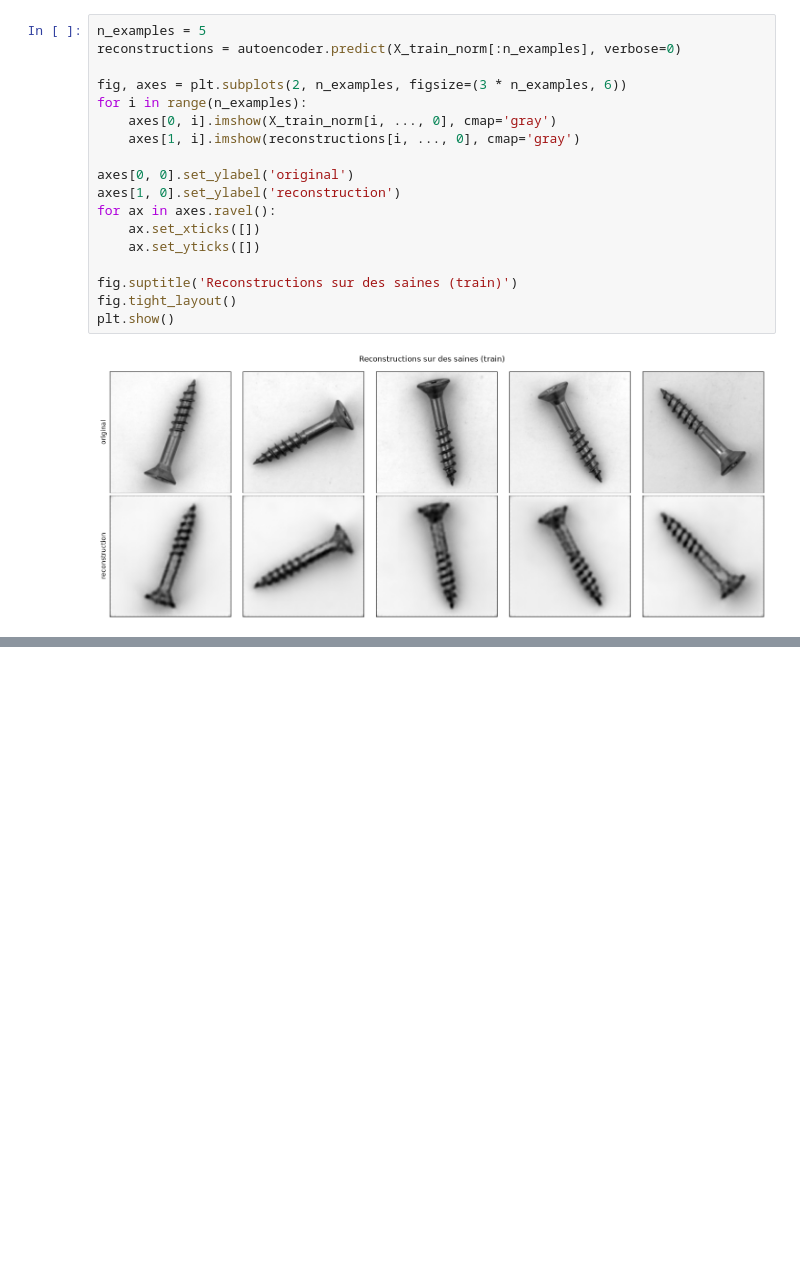
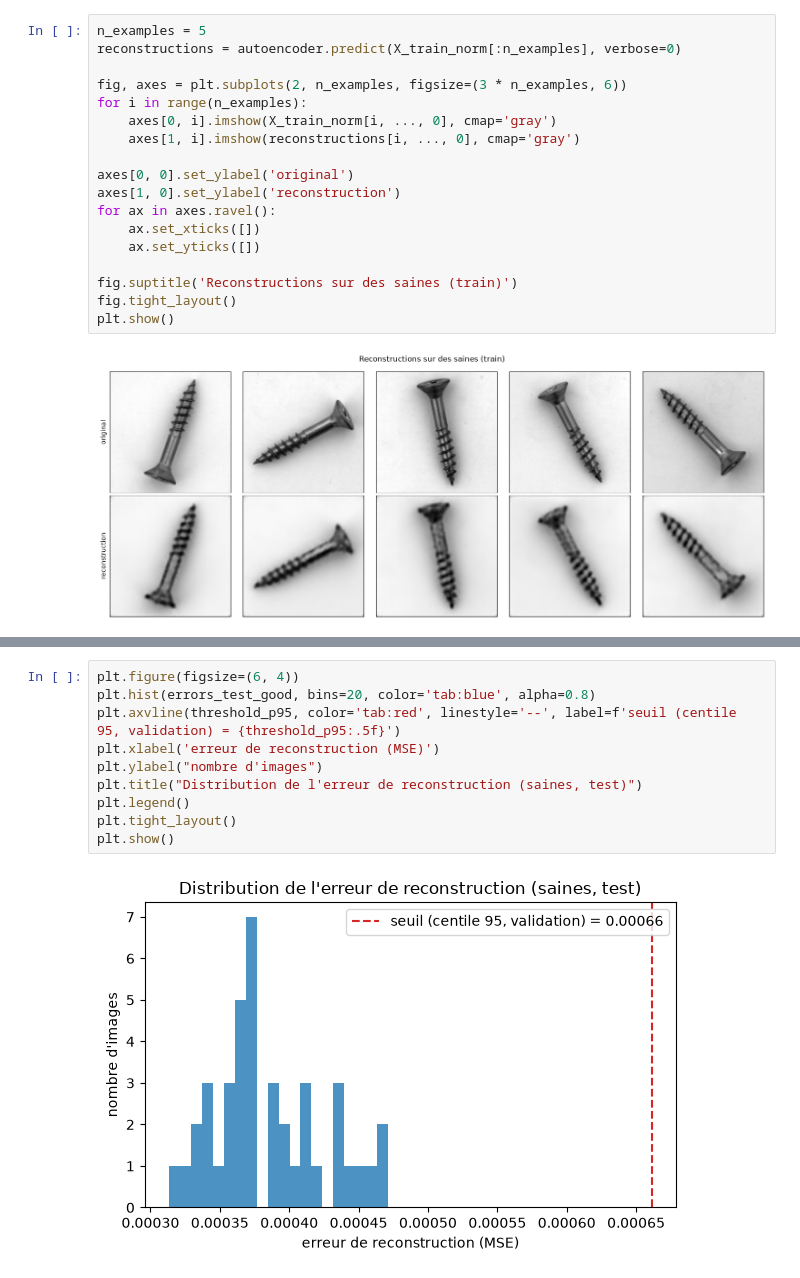
Before and after one commit to kenji21/indusense_tp, a Jupyter notebook: deep-learning/tp_deep_learning.ipynb, the cells around one changed output, grey strips where cells are left out. Drawn from its saved outputs; the diff is of its cells as text; blank space fills up the shorter version.

```diff
--- a/deep-learning/tp_deep_learning.ipynb
+++ b/deep-learning/tp_deep_learning.ipynb
@@ -223,0 +265,12 @@ plt.show()
+# %%
+plt.figure(figsize=(6, 4))
+plt.hist(errors_test_good, bins=20, color='tab:blue', alpha=0.8)
+plt.axvline(threshold_p95, color='tab:red', linestyle='--', label=f'seuil (centile 95, validation) = {threshold_p95:.5f}')
+plt.xlabel('erreur de reconstruction (MSE)')
+plt.ylabel("nombre d'images")
+plt.title("Distribution de l'erreur de reconstruction (saines, test)")
+plt.legend()
+plt.tight_layout()
+plt.show()
+# %% [output]
+[figure, added]
```
Also changed, not shown: parts of 4 cells of this notebook.
